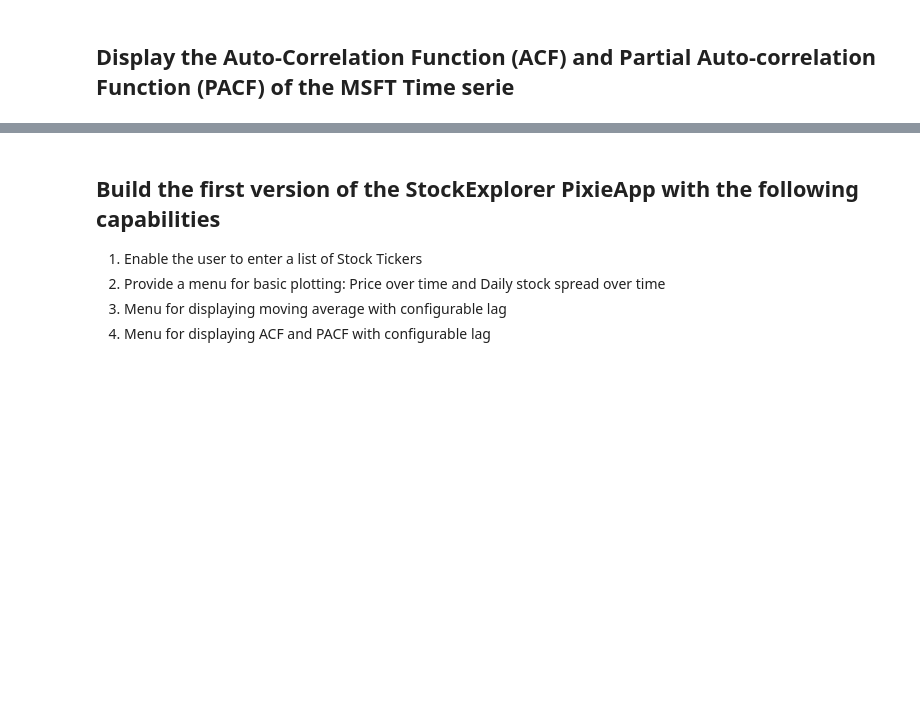
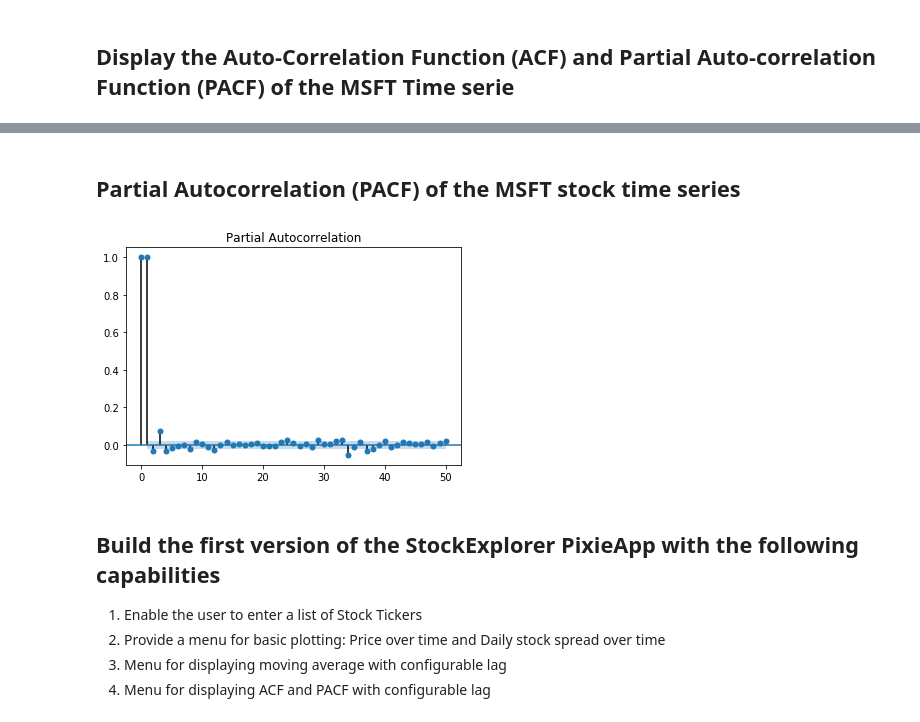
Before and after one commit to DTAIEB/Thoughtful-Data-Science, a Jupyter notebook: chapter 8/StockExplorer - Part 1.ipynb, the cells around one changed output, grey strips where cells are left out. Cells and saved outputs as stored; diff of their text form; code cells hidden in the pictures; blank space fills up the shorter version.

Commit message:
Update to StockExplorer Part 1

```diff
--- a/chapter 8/StockExplorer - Part 1.ipynb
+++ b/chapter 8/StockExplorer - Part 1.ipynb
@@ -133,3 +166,11 @@ plt.tight_layout()
+# %% [markdown]
+## Partial Autocorrelation (PACF) of the MSFT stock time series
+# %%
+import statsmodels.tsa.api as smt
+smt.graphics.plot_pacf(msft['Adj. Close'], lags=50)
+plt.show()
+# %% [output]
+[figure, added]
 # %% [markdown]
 ## Build the first version of the StockExplorer PixieApp with the following capabilities
 1. Enable the user to enter a list of Stock Tickers
```
Also changed, not shown: parts of 14 cells of this notebook.
